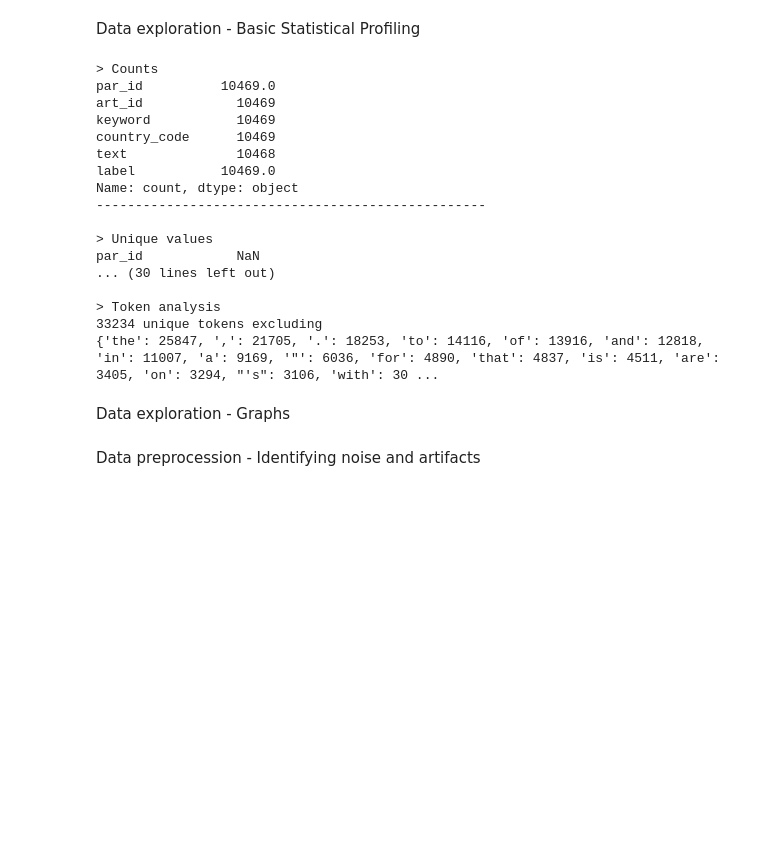
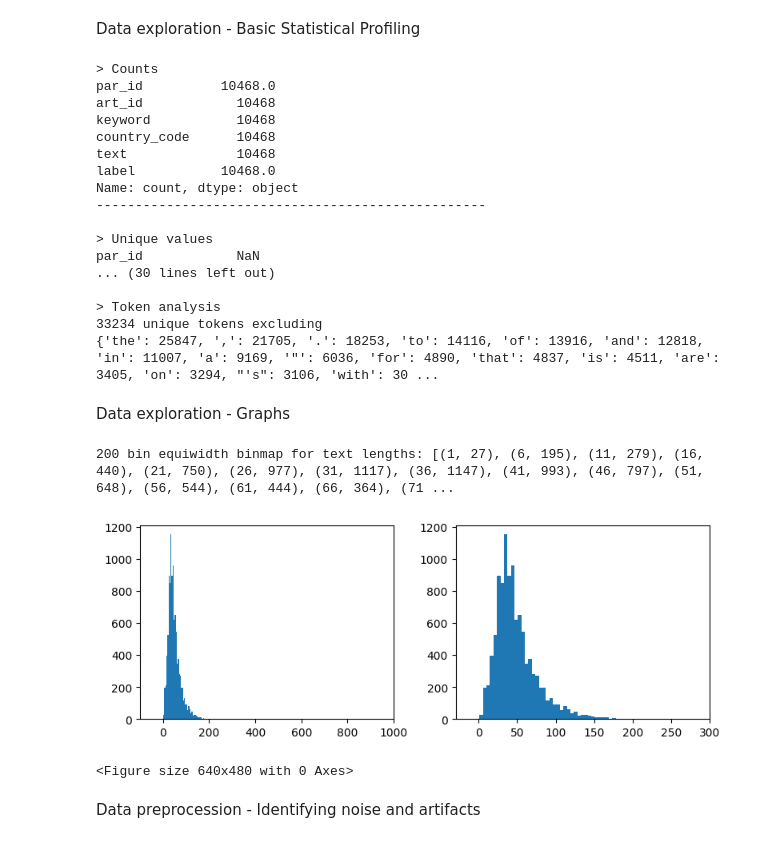
Before and after one commit to PingPianoPong/60035NaturalLanguageProcessingCW, a Jupyter notebook: nlp_cw.ipynb, the cells around one changed output. Cells and saved outputs as stored; diff of their text form; code cells hidden in the pictures; blank space fills up the shorter version.

Commit message:
feat: created histogram for EDA

```diff
--- a/nlp_cw.ipynb
+++ b/nlp_cw.ipynb
@@ -119,23 +119,22 @@ print("-" * 50)
 print("\n> Sentence length analysis")
 len_func = np.vectorize(lambda x: len(x.split()))
 text_lens = len_func(df["text"].to_numpy())
-lens = np.unique(text_lens)
-len_max, len_min = np.max(lens), np.min(lens)
+len_max, len_min = np.max(text_lens), np.min(text_lens)
 print(f'max num of tokens in a sentence: {len_max}')
 print(f'min num of tokens in a sentence: {len_min}')
-print(f'mean num of tokens in a sentence: {np.mean(lens)}')
-print(f'median num of tokens in a sentence: {np.median(lens)}')
-print(f'{10} bin equiwidth binmap of sentence length: {create_binmap(lens, 10)}')
-print(f'{25} bin equiwidth binmap of sentence length: {create_binmap(lens, 25)}')
+print(f'mean num of tokens in a sentence: {np.mean(text_lens)}')
+print(f'median num of tokens in a sentence: {np.median(text_lens)}')
+print(f'{10} bin equiwidth binmap of sentence length: {create_binmap(text_lens, 10)}')
+print(f'{25} bin equiwidth binmap of sentence length: {create_binmap(text_lens, 25)}')
 print("-" * 50)
 # %% [output]
 > Counts
-par_id          10469.0
-art_id            10469
-keyword           10469
-country_code      10469
+par_id          10468.0
+art_id            10468
+keyword           10468
+country_code      10468
 text              10468
-label           10469.0
+label           10468.0
 Name: count, dtype: object
 --------------------------------------------------
 
@@ -149,7 +148,26 @@ par_id            NaN
 # %% [markdown]
 Data exploration - Graphs
 # %%
-#
+# Data visualisation (Sequence length binmaps)
+n = 200
+bin_width = math.ceil((len_max - len_min) / n)
+binmap = list(zip([ int(len_min) + (bin_width * i) for i in range(n) ], create_binmap(text_lens, n)))
+print(f'{n} bin equiwidth binmap for text lengths: {binmap}')
+
+fig, axs = plt.subplots(1, 2)
+axs[0].hist(text_lens, bins=n)
+axs[0].set_xlim(-100,1000)
+axs[1].hist(text_lens, bins=n)
+axs[1].set_xlim(-30,300)
+
+fig.set_size_inches(8, 3)
+plt.tight_layout()
+plt.savefig("./sentence_len_fig.png")
+plt.show()
+# %% [output]
+200 bin equiwidth binmap for text lengths: [(1, 27), (6, 195), (11, 279), (16, 440), (21, 750), (26, 977), (31, 1117), (36, 1147), (41, 993), (46, 797), (51, 648), (56, 544), (61, 444), (66, 364), (71 ...
+[figure, added]
+<Figure size 640x480 with 0 Axes>
 # %% [markdown]
 Data preprocession - Identifying noise and artifacts
 # %%
```
Also changed, not shown: parts of 2 cells of this notebook, 1 other file.
